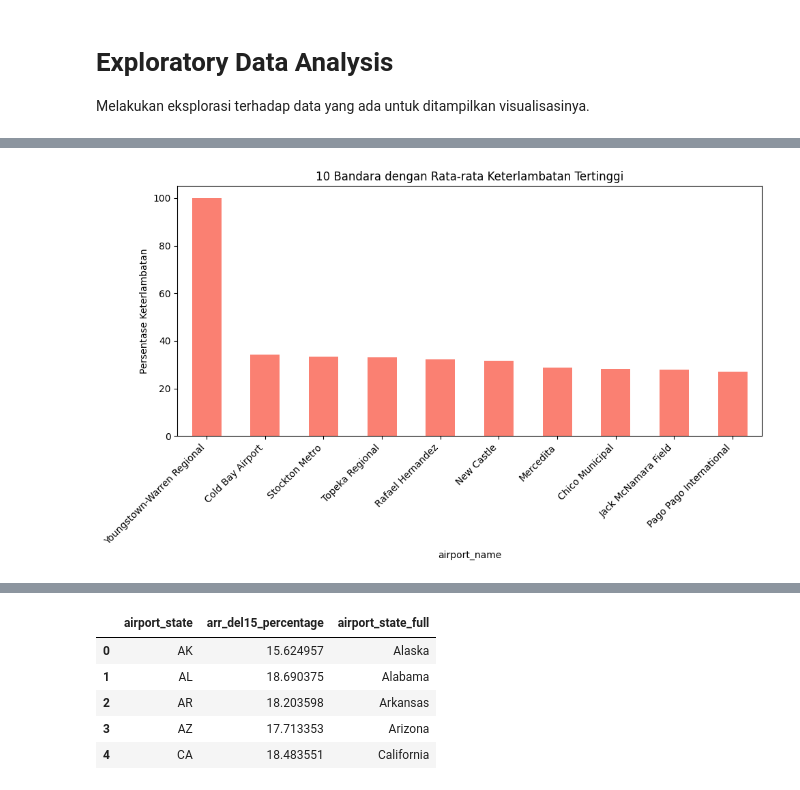
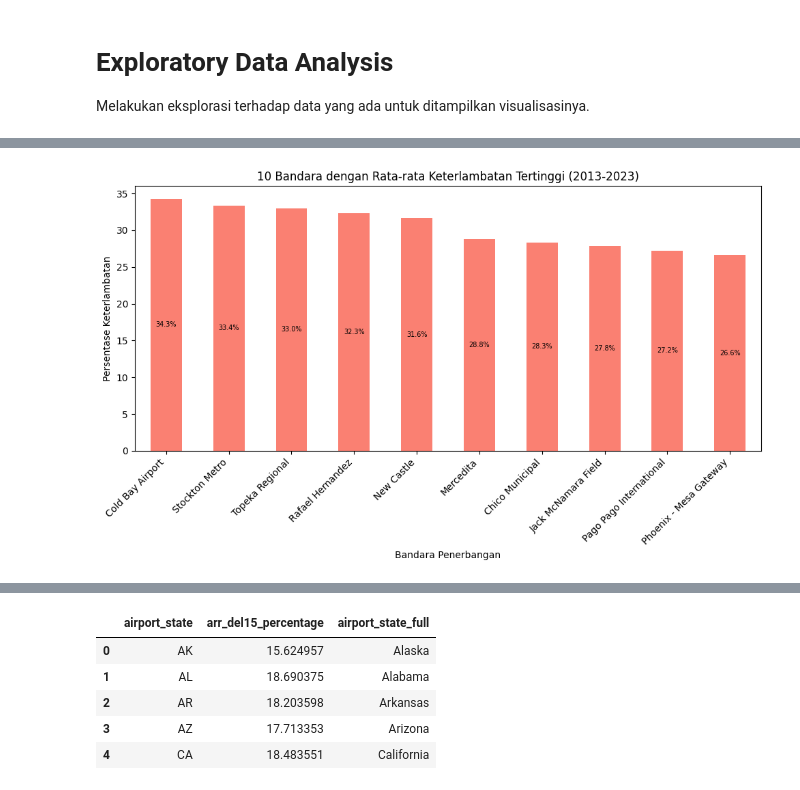
Before and after one commit to jasonrivalino/IF4061_StaticData_USAirlineDelay, a Jupyter notebook: airline_data_EDA.ipynb, the cells around one changed output, grey strips where cells are left out. Drawn from its saved outputs; the diff is of its cells as text; code cells hidden in the pictures.

```diff
--- a/airline_data_EDA.ipynb
+++ b/airline_data_EDA.ipynb
@@ -235,0 +308,25 @@ plt.show()
+# %%
+# Menghitung rata-rata keterlambatan untuk setiap maskapai
+carrier_avg_delay = airline_data.groupby('carrier_name')['arr_del15_percentage'].mean().sort_values()
+
+# Plot horizontal bar chart
+fig, ax = plt.subplots(figsize=(12, 8))
+bars = ax.barh(carrier_avg_delay.index, carrier_avg_delay.values, color='teal')
+
+# Tambahkan label persentase di ujung bar
+for bar in bars:
+    width = bar.get_width()
+    ax.text(
+        width + 0.15,                  # posisi x (kanan sedikit dari ujung bar)
+        bar.get_y() + bar.get_height() / 2,  # posisi y (tengah bar)
+        f'{width:.1f}%',             # format teks
+        va='center',                 # vertical alignment
+        fontsize=8
+    )
+
+# Tambahkan judul dan label sumbu
+ax.set_title('Rata-rata Persentase Keterlambatan per Maskapai (2013–2023)')
+ax.set_xlabel('Rata-rata Persentase Keterlambatan')
+ax.set_ylabel('Maskapai Penerbangan')
+plt.tight_layout()
+plt.show()
@@ -236,11 +528,20 @@ plt.show()
 # %%
-top_airports = airline_data.groupby('airport_name')['arr_del15_percentage'].mean().sort_values(ascending=False).head(10)
+# Menentukan 10 bandara dengan rasio keterlambatan tertinggi (nanti olah datanya diskusi dulu mau diubah atogak)
+# top_airports = airline_data.groupby('airport_name')['arr_del15_percentage'].mean().sort_values(ascending=False).head(10)
+top_airports = airline_data.groupby('airport_name')['arr_del15_percentage'].mean().sort_values(ascending=False).iloc[1:11]
 
-top_airports.plot(kind='bar', figsize=(10, 6), color='salmon')
-plt.title('10 Bandara dengan Rata-rata Keterlambatan Tertinggi')
+# Plot bar chart
+ax = top_airports.plot(kind='bar', figsize=(10, 6), color='salmon')
+plt.title('10 Bandara dengan Rata-rata Keterlambatan Tertinggi (2013-2023)')
+plt.xlabel('Bandara Penerbangan')
 plt.ylabel('Persentase Keterlambatan')
 plt.xticks(rotation=45, ha='right')
+
+# Menambahkan label persentase di atas setiap bar
+for i, value in enumerate(top_airports):
+    plt.text(i, value / 2, f'{value:.1f}%', ha='center', va='center', color='black', fontsize=7)
+
 plt.tight_layout()
 plt.show()
 # %% [output]
-[figure, old version]
+[figure, new version]
```
Also changed, not shown: parts of 32 cells of this notebook.
